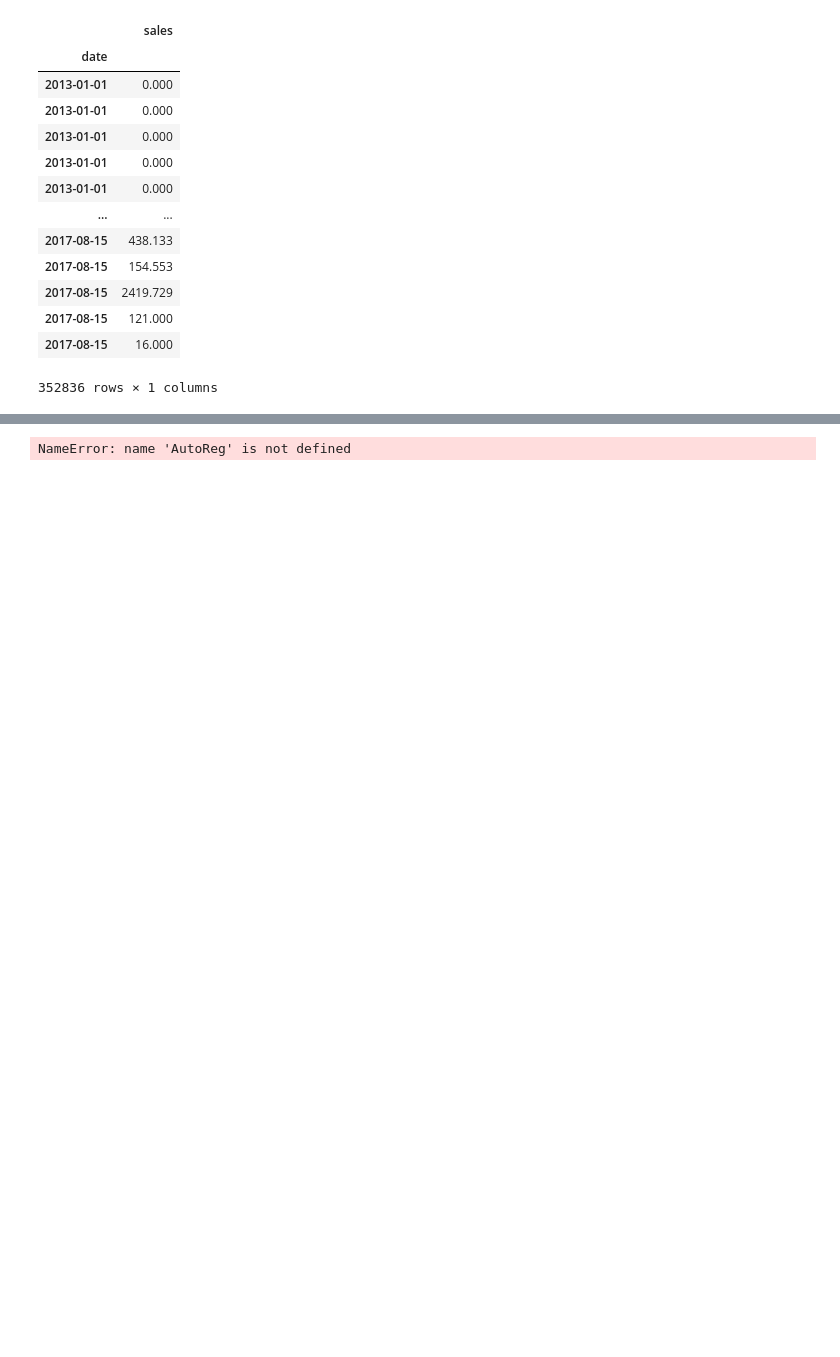
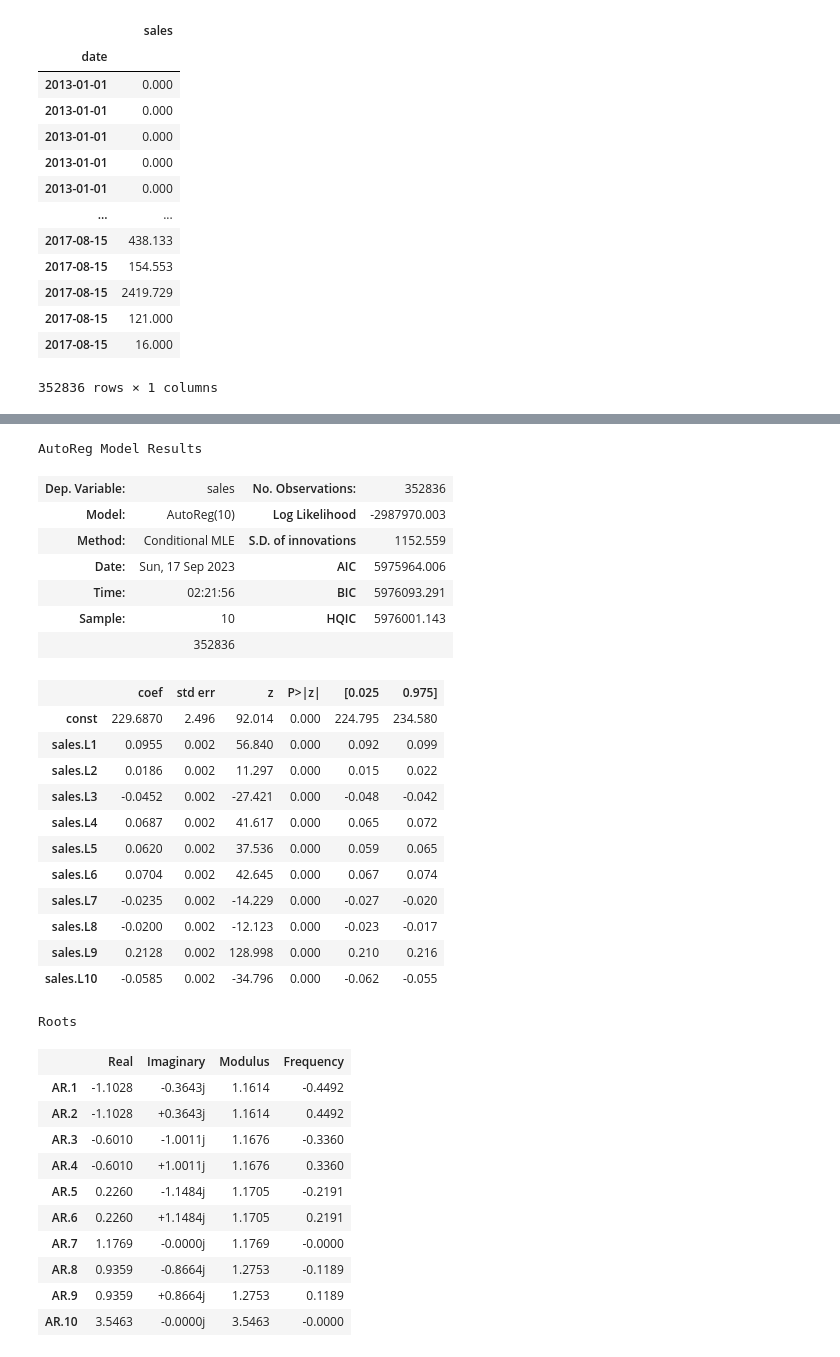
Before and after one commit to aaronayitey/LP3-Time-Series-Analysis, a Jupyter notebook: code.ipynb, the cells around one changed output, grey strips where cells are left out. Cells and saved outputs as stored; diff of their text form; code cells hidden in the pictures; blank space fills up the shorter version.

```diff
--- a/code.ipynb
+++ b/code.ipynb
@@ -1534,5 +1566,38 @@ AttributeError: 'ARIMA' object has no attribute 'summary'
 # %%
 #fit our AR model
-model= AutoReg(time_series, lags=10).fit()
+# Create and fit the AR model with 10 lags
+model = sm.tsa.AutoReg(time_series, lags=10).fit()
+model.summary()
 # %% [output]
-NameError: name 'AutoReg' is not defined
+AutoReg Model Results
+| Dep. Variable: | sales | No. Observations: | 352836 |
+| Model: | AutoReg(10) | Log Likelihood | -2987970.003 |
+| Method: | Conditional MLE | S.D. of innovations | 1152.559 |
+| Date: | Sun, 17 Sep 2023 | AIC | 5975964.006 |
+| Time: | 02:21:56 | BIC | 5976093.291 |
+| Sample: | 10 | HQIC | 5976001.143 |
+|  | 352836 |  |  |
+|  | coef | std err | z | P>|z| | [0.025 | 0.975] |
+| const | 229.6870 | 2.496 | 92.014 | 0.000 | 224.795 | 234.580 |
+| sales.L1 | 0.0955 | 0.002 | 56.840 | 0.000 | 0.092 | 0.099 |
+| sales.L2 | 0.0186 | 0.002 | 11.297 | 0.000 | 0.015 | 0.022 |
+| sales.L3 | -0.0452 | 0.002 | -27.421 | 0.000 | -0.048 | -0.042 |
+| sales.L4 | 0.0687 | 0.002 | 41.617 | 0.000 | 0.065 | 0.072 |
+| sales.L5 | 0.0620 | 0.002 | 37.536 | 0.000 | 0.059 | 0.065 |
+| sales.L6 | 0.0704 | 0.002 | 42.645 | 0.000 | 0.067 | 0.074 |
+| sales.L7 | -0.0235 | 0.002 | -14.229 | 0.000 | -0.027 | -0.020 |
+| sales.L8 | -0.0200 | 0.002 | -12.123 | 0.000 | -0.023 | -0.017 |
+| sales.L9 | 0.2128 | 0.002 | 128.998 | 0.000 | 0.210 | 0.216 |
+| sales.L10 | -0.0585 | 0.002 | -34.796 | 0.000 | -0.062 | -0.055 |
+Roots
+|  | Real | Imaginary | Modulus | Frequency |
+| AR.1 | -1.1028 | -0.3643j | 1.1614 | -0.4492 |
+| AR.2 | -1.1028 | +0.3643j | 1.1614 | 0.4492 |
+| AR.3 | -0.6010 | -1.0011j | 1.1676 | -0.3360 |
+| AR.4 | -0.6010 | +1.0011j | 1.1676 | 0.3360 |
+| AR.5 | 0.2260 | -1.1484j | 1.1705 | -0.2191 |
+| AR.6 | 0.2260 | +1.1484j | 1.1705 | 0.2191 |
+| AR.7 | 1.1769 | -0.0000j | 1.1769 | -0.0000 |
+| AR.8 | 0.9359 | -0.8664j | 1.2753 | -0.1189 |
+| AR.9 | 0.9359 | +0.8664j | 1.2753 | 0.1189 |
+| AR.10 | 3.5463 | -0.0000j | 3.5463 | -0.0000 |
```
Also changed, not shown: parts of 27 cells of this notebook.
